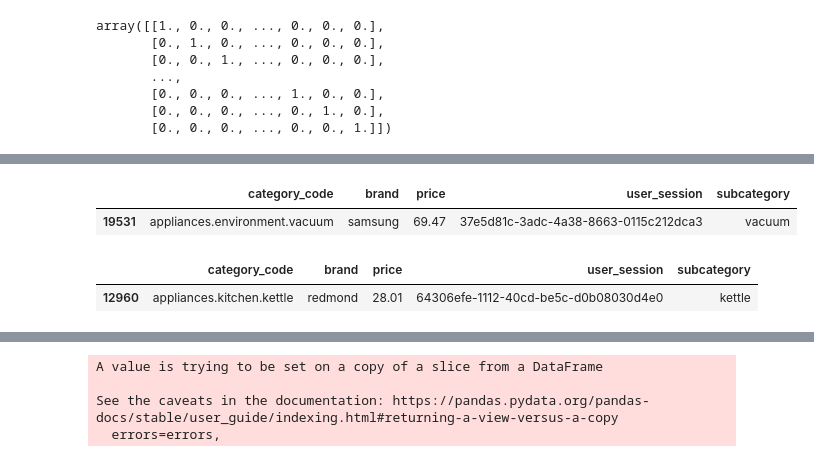
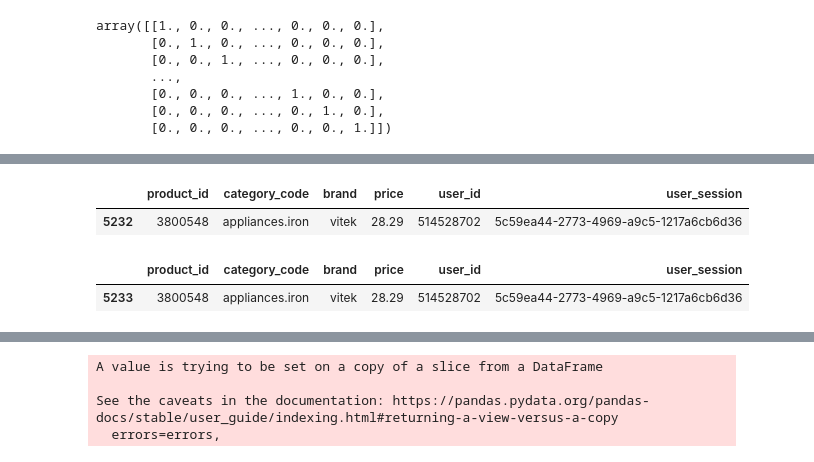
Before and after one commit to jiyoungemma/User-Log-data-analytics, a Jupyter notebook: recommend_system.ipynb, the cells around one changed output, grey strips where cells are left out. Saved outputs shown, nothing was run; the diff lists cells and outputs as text; code cells hidden in the pictures.

```diff
--- a/recommend_system.ipynb
+++ b/recommend_system.ipynb
@@ -353,7 +257,7 @@ com_once_user.iloc[[4214]]
 # %%
 appli_once = RFM_without_view.loc[(RFM_without_view['Frequency'] < 2) & (RFM_without_view['event_type'] == 'purchase') & (RFM_without_view['main_category'] == 'appliances')]
 # %%
-appli_once.drop(columns=['event_type','user_id','main_category','Frequency', 'RFM_label'], inplace=True)
+appli_once.drop(columns=['event_type','product_id','main_category','subcategory','Frequency', 'RFM_label'], inplace=True)
 # %% [output]
 A value is trying to be set on a copy of a slice from a DataFrame
 
@@ -522,11 +416,11 @@ appli_once.iloc[[19530]]
 # %%
-appli_once.iloc[[19531]]
+appli_once.iloc[[5232]]
 # %% [output]
-|  | category_code | brand | price | user_session | subcategory |
-| 19531 | appliances.environment.vacuum | samsung | 69.47 | 37e5d81c-3adc-4a38-8663-0115c212dca3 | vacuum |
+|  | product_id | category_code | brand | price | user_id | user_session |
+| 5232 | 3800548 | appliances.iron | vitek | 28.29 | 514528702 | 5c59ea44-2773-4969-a9c5-1217a6cb6d36 |
 # %%
-appli_once.iloc[[12960]]
+appli_once.iloc[[5233]]
 # %% [output]
-|  | category_code | brand | price | user_session | subcategory |
-| 12960 | appliances.kitchen.kettle | redmond | 28.01 | 64306efe-1112-40cd-be5c-d0b08030d4e0 | kettle |
+|  | product_id | category_code | brand | price | user_id | user_session |
+| 5233 | 3800548 | appliances.iron | vitek | 28.29 | 514528702 | 5c59ea44-2773-4969-a9c5-1217a6cb6d36 |
 # %%
```
Also changed, not shown: parts of 88 cells of this notebook.
